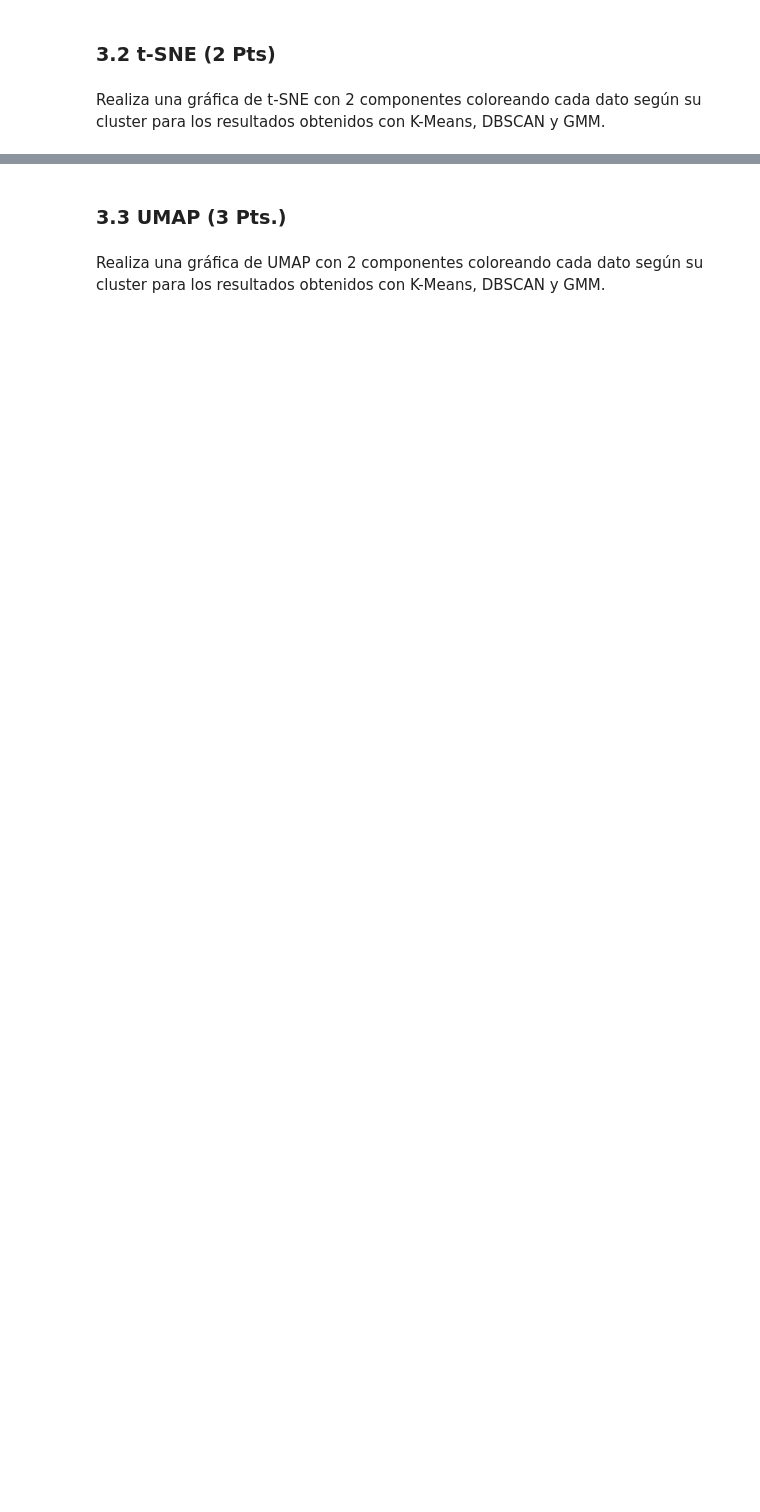
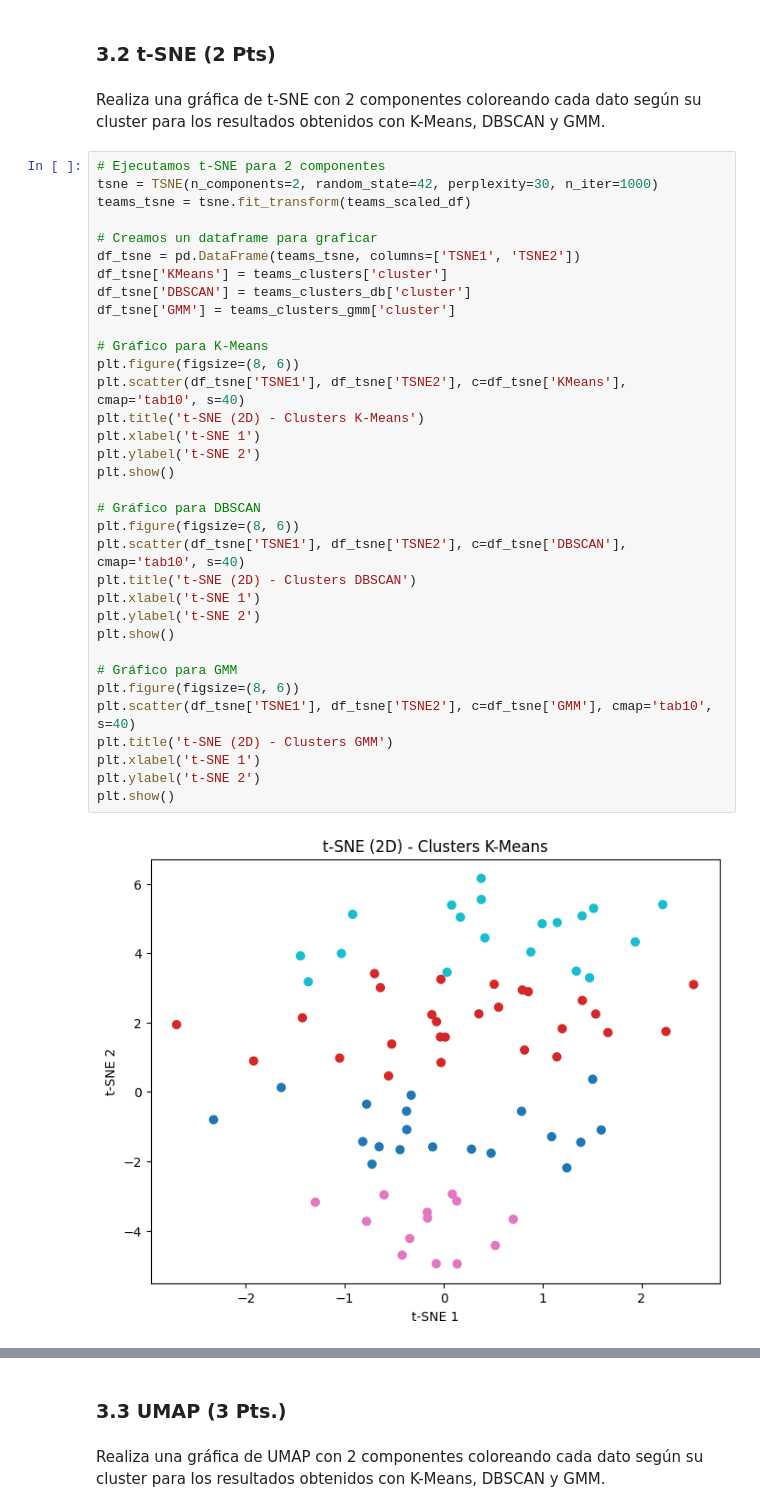
Before and after one commit to VicenteLavagnino/IIC2433, a Jupyter notebook: Tareas/T4/T4_IIC2433.ipynb, the cells around one changed output, grey strips where cells are left out. Saved outputs shown, nothing was run; the diff lists cells and outputs as text; blank space fills up the shorter version.

```diff
--- a/Tareas/T4/T4_IIC2433.ipynb
+++ b/Tareas/T4/T4_IIC2433.ipynb
@@ -583,3 +722,39 @@ Realiza una gráfica de PCA con 2 componentes coloreando cada dato según su clu
 ### 3.2 t-SNE (2 Pts)
 # %% [markdown]
 Realiza una gráfica de t-SNE con 2 componentes coloreando cada dato según su cluster para los resultados obtenidos con K-Means, DBSCAN y GMM.
+# %%
+# Ejecutamos t-SNE para 2 componentes
+tsne = TSNE(n_components=2, random_state=42, perplexity=30, n_iter=1000)
+teams_tsne = tsne.fit_transform(teams_scaled_df)
+
+# Creamos un dataframe para graficar
+df_tsne = pd.DataFrame(teams_tsne, columns=['TSNE1', 'TSNE2'])
+df_tsne['KMeans'] = teams_clusters['cluster']
+df_tsne['DBSCAN'] = teams_clusters_db['cluster']
+df_tsne['GMM'] = teams_clusters_gmm['cluster']
+
+# Gráfico para K-Means
+plt.figure(figsize=(8, 6))
+plt.scatter(df_tsne['TSNE1'], df_tsne['TSNE2'], c=df_tsne['KMeans'], cmap='tab10', s=40)
+plt.title('t-SNE (2D) - Clusters K-Means')
+plt.xlabel('t-SNE 1')
+plt.ylabel('t-SNE 2')
+plt.show()
+
+# Gráfico para DBSCAN
+plt.figure(figsize=(8, 6))
+plt.scatter(df_tsne['TSNE1'], df_tsne['TSNE2'], c=df_tsne['DBSCAN'], cmap='tab10', s=40)
+plt.title('t-SNE (2D) - Clusters DBSCAN')
+plt.xlabel('t-SNE 1')
+plt.ylabel('t-SNE 2')
+plt.show()
+
+# Gráfico para GMM
+plt.figure(figsize=(8, 6))
+plt.scatter(df_tsne['TSNE1'], df_tsne['TSNE2'], c=df_tsne['GMM'], cmap='tab10', s=40)
+plt.title('t-SNE (2D) - Clusters GMM')
+plt.xlabel('t-SNE 1')
+plt.ylabel('t-SNE 2')
+plt.show()
+# %% [output]
+[figure, added]
```
Also changed, not shown: parts of 26 cells of this notebook.
